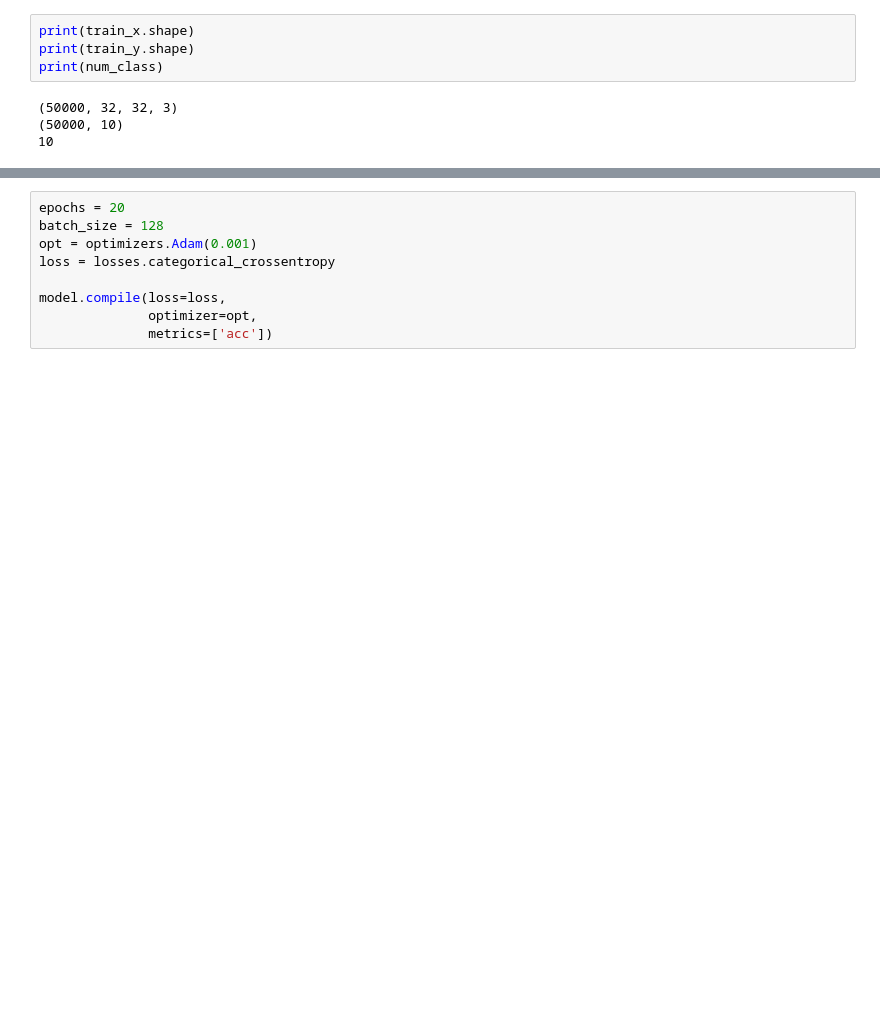
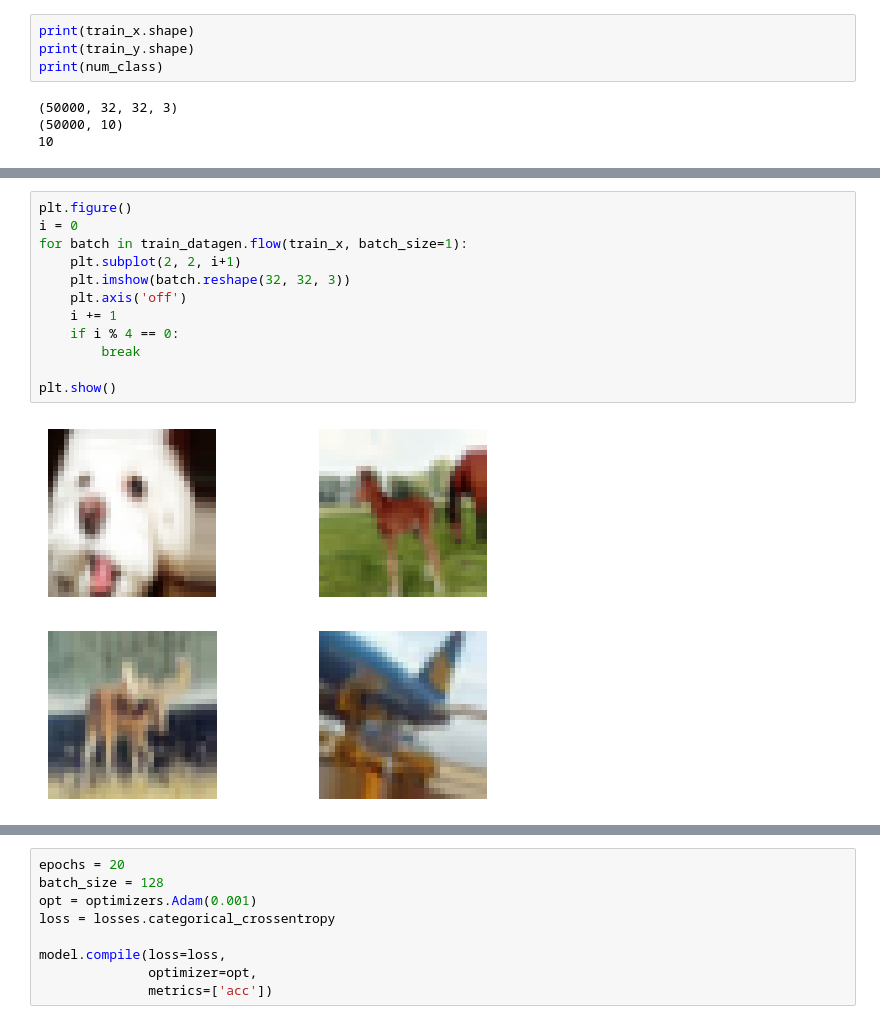
Before and after one commit to TMarszalek129/Neural-Networks, a Jupyter notebook: conv_layers_2.ipynb, the cells around one changed output, grey strips where cells are left out. Cells and saved outputs as stored; diff of their text form; blank space fills up the shorter version.

```diff
--- a/conv_layers_2.ipynb
+++ b/conv_layers_2.ipynb
@@ -64,3 +98,17 @@ print(num_class)
+# %%
+plt.figure()
+i = 0
+for batch in train_datagen.flow(train_x, batch_size=1):
+    plt.subplot(2, 2, i+1)
+    plt.imshow(batch.reshape(32, 32, 3))
+    plt.axis('off')
+    i += 1
+    if i % 4 == 0:
+        break
+
+plt.show()
+# %% [output]
+[figure, added]
 # %%
 model = models.Sequential()
 model.add(Input(input_shape))
```
Also changed, not shown: parts of 8 cells of this notebook, 2 other files.
